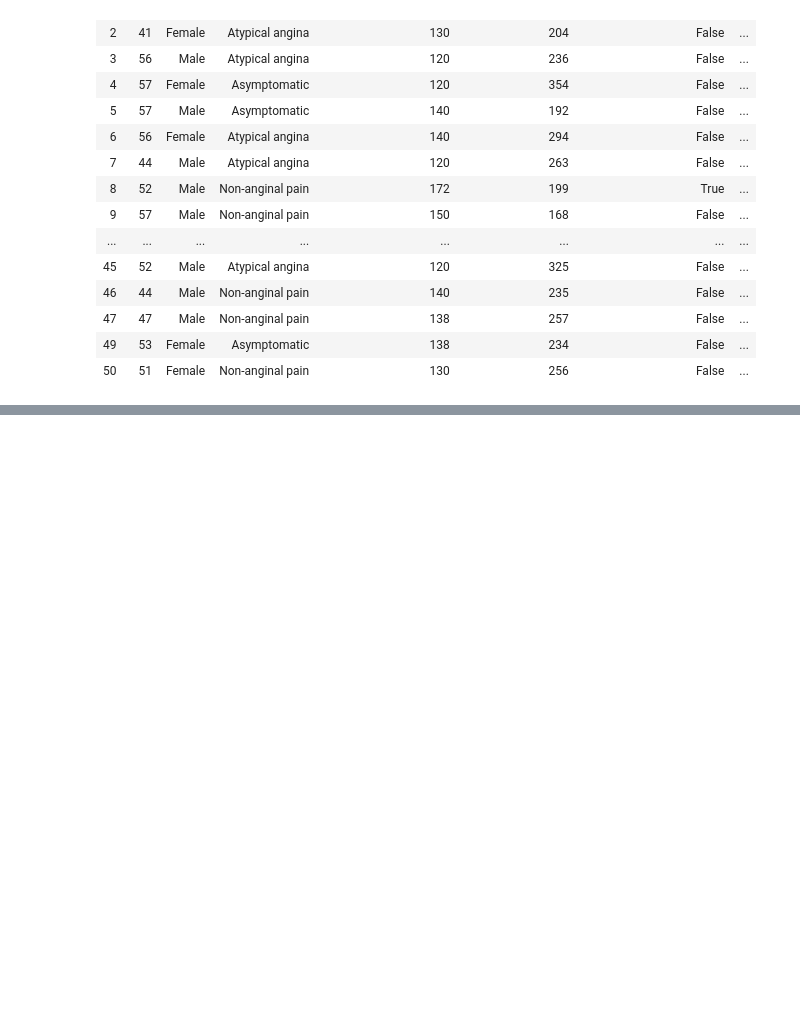
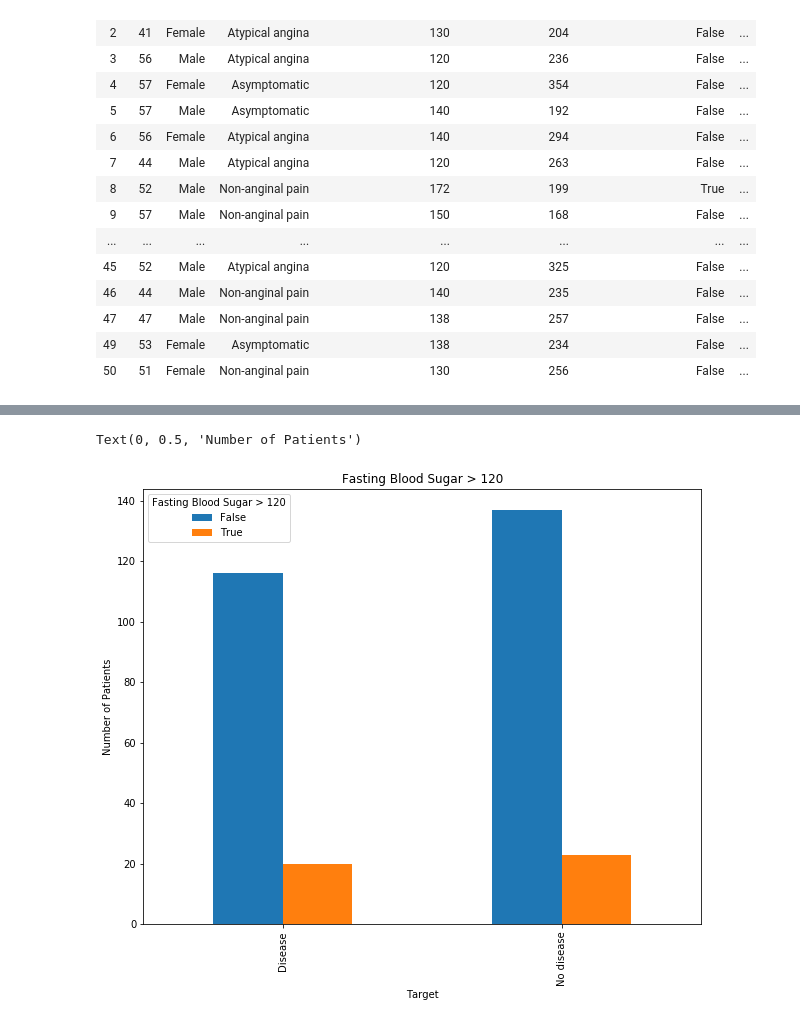
Before and after one commit to terrylashley/heart_project, a Jupyter notebook: heart_main.ipynb, the cells around one changed output, grey strips where cells are left out. Cells and saved outputs as stored; diff of their text form; code cells hidden in the pictures; blank space fills up the shorter version.

Commit message:
Update Blood test, Ex engine and ttest

```diff
--- a/heart_main.ipynb
+++ b/heart_main.ipynb
@@ -97,0 +133,3 @@ heart_data.head(50)
+# %%
+heart_data3 = pd.DataFrame({"Count":heart_data.groupby(["Target","Fasting Blood Sugar > 120"]).size()}).reset_index()
+heart_data3
@@ -97,0 +142,9 @@ heart_data.head(50)
+# %%
+heart_data3.pivot(index='Target', columns='Fasting Blood Sugar > 120', values='Count').plot(figsize = (10,8),kind='bar')
+
+plt.title("Fasting Blood Sugar > 120")
+#plt.xlabel("Gym Name")
+plt.ylabel("Number of Patients")
+# %% [output]
+Text(0, 0.5, 'Number of Patients')
+[figure, added]
```
Also changed, not shown: parts of 9 cells of this notebook.
